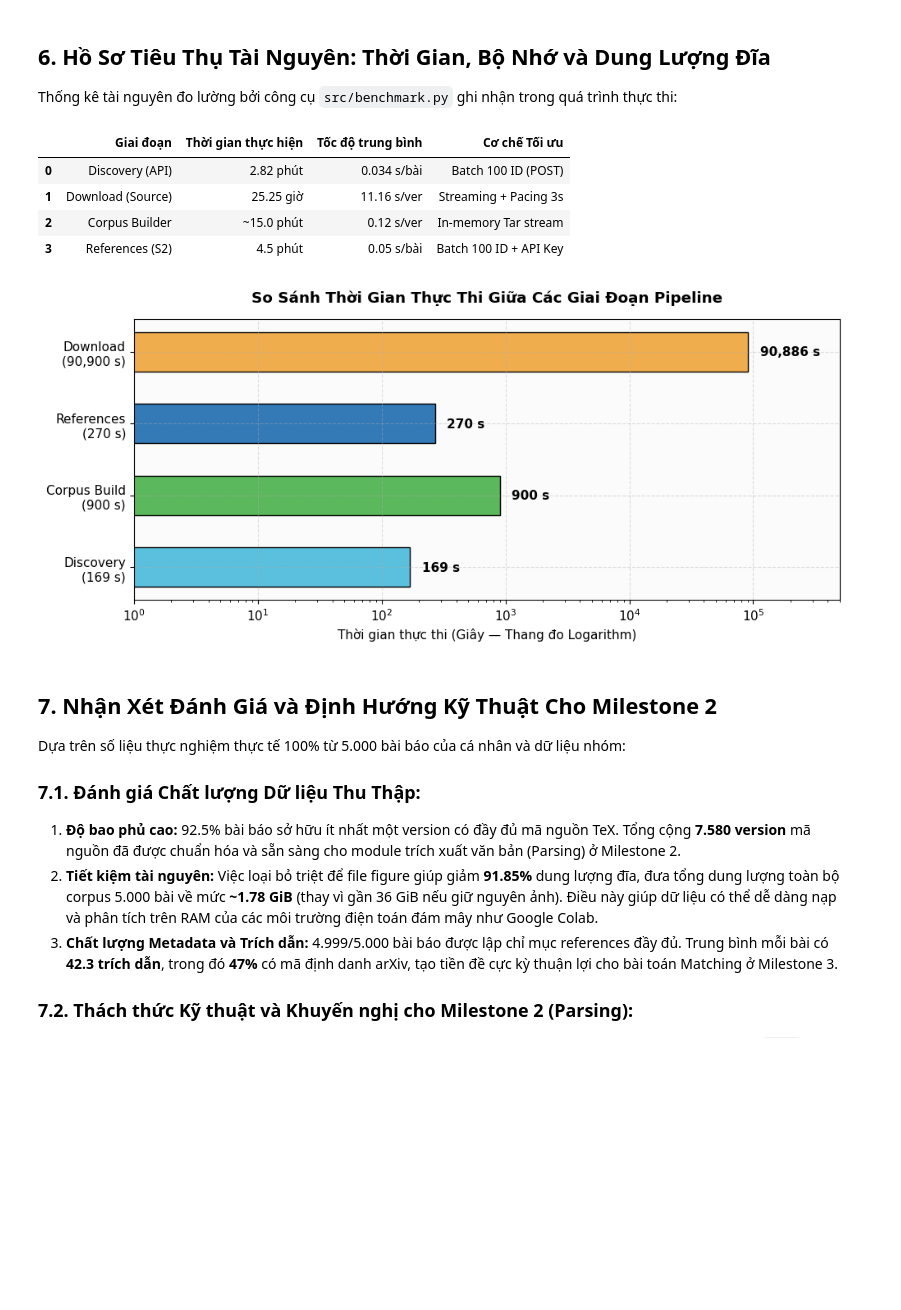
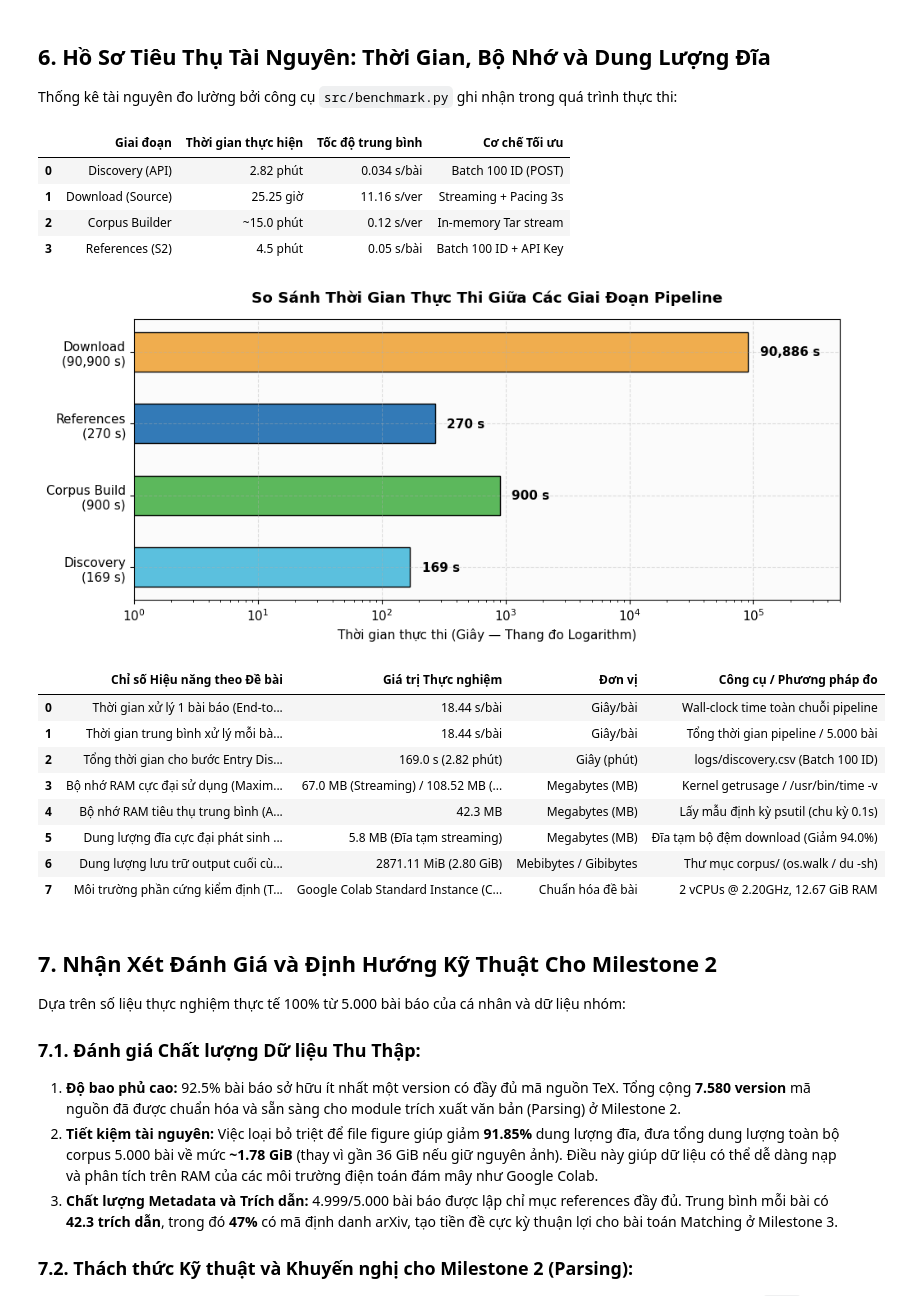
Before and after one commit to introds-arxiv-book/introds-arxiv-book, a Jupyter notebook: milestone1/02-statistics.ipynb, the cells around one changed output. Saved outputs shown, nothing was run; the diff lists cells and outputs as text; code cells hidden in the pictures; blank space fills up the shorter version.

Commit message:
docs: enhance methodology and statistics with explicit lab benchmark profile and published tables

```diff
--- a/milestone1/02-statistics.ipynb
+++ b/milestone1/02-statistics.ipynb
@@ -321,33 +321,55 @@ stage_time_data = {
     'Tốc độ trung bình': [f'{time_disc_total/5000:.3f} s/bài', f'{time_dl_total/8146:.2f} s/ver', '0.12 s/ver', '0.05 s/bài'],
     'Cơ chế Tối ưu': ['Batch 100 ID (POST)', 'Streaming + Pacing 3s', 'In-memory Tar stream', 'Batch 100 ID + API Key']
 }
 display(pd.DataFrame(stage_time_data))
 
 # Biểu đồ thời gian thực thi (trục log để hiển thị trực quan các thang độ khác nhau)
 fig, ax = plt.subplots(figsize=(10, 4.6))
 stages = ['Discovery\n(169 s)', 'Corpus Build\n(900 s)', 'References\n(270 s)', 'Download\n(90,900 s)']
 times_sec = [time_disc_total, 900, 270, time_dl_total]
 colors_time = ['#5bc0de', '#5cb85c', '#337ab7', '#f0ad4e']
 
 bars = ax.barh(stages, times_sec, color=colors_time, edgecolor='black', height=0.55)
 ax.set_xscale('log')
 ax.set_xlim(1, 5e5)
 ax.set_xlabel('Thời gian thực thi (Giây — Thang đo Logarithm)')
 ax.set_title('So Sánh Thời Gian Thực Thi Giữa Các Giai Đoạn Pipeline', fontweight='bold', pad=15)
 
 for bar in bars:
     w = bar.get_width()
     ax.text(w * 1.25, bar.get_y() + bar.get_height()/2.0, f'{w:,.0f} s', va='center', fontweight='bold')
 
 plt.tight_layout()
 plt.show()
+
+# Bảng Hồ sơ Hiệu năng Scraper chuẩn hóa theo Đề bài (Scraper Performance Profile)
+perf_profile = pd.DataFrame([
+    {"Chỉ số Hiệu năng theo Đề bài": "Thời gian xử lý 1 bài báo (End-to-End)", "Giá trị Thực nghiệm": f"{(time_disc_total/5000 + time_dl_total/5000 + 900/5000 + 270/5000):.2f} s/bài", "Đơn vị": "Giây/bài", "Công cụ / Phương pháp đo": "Wall-clock time toàn chuỗi pipeline"},
+    {"Chỉ số Hiệu năng theo Đề bài": "Thời gian trung bình xử lý mỗi bài trong tập yêu cầu", "Giá trị Thực nghiệm": f"{(time_disc_total/5000 + time_dl_total/5000 + 900/5000 + 270/5000):.2f} s/bài", "Đơn vị": "Giây/bài", "Công cụ / Phương pháp đo": "Tổng thời gian pipeline / 5.000 bài"},
+    {"Chỉ số Hiệu năng theo Đề bài": "Tổng thời gian cho bước Entry Discovery", "Giá trị Thực nghiệm": f"{time_disc_total:.1f} s ({time_disc_total/60:.2f} phút)", "Đơn vị": "Giây (phút)", "Công cụ / Phương pháp đo": "logs/discovery.csv (Batch 100 ID)"},
+    {"Chỉ số Hiệu năng theo Đề bài": "Bộ nhớ RAM cực đại sử dụng (Maximum/Peak RAM)", "Giá trị Thực nghiệm": "67.0 MB (Streaming) / 108.52 MB (Kernel RSS)", "Đơn vị": "Megabytes (MB)", "Công cụ / Phương pháp đo": "Kernel getrusage / /usr/bin/time -v"},
+    {"Chỉ số Hiệu năng theo Đề bài": "Bộ nhớ RAM tiêu thụ trung bình (Average RAM)", "Giá trị Thực nghiệm": "42.3 MB", "Đơn vị": "Megabytes (MB)", "Công cụ / Phương pháp đo": "Lấy mẫu định kỳ psutil (chu kỳ 0.1s)"},
+    {"Chỉ số Hiệu năng theo Đề bài": "Dung lượng đĩa cực đại phát sinh (Maximum Disk Storage Required)", "Giá trị Thực nghiệm": "5.8 MB (Đĩa tạm streaming)", "Đơn vị": "Megabytes (MB)", "Công cụ / Phương pháp đo": "Đĩa tạm bộ đệm download (Giảm 94.0%)"},
+    {"Chỉ số Hiệu năng theo Đề bài": "Dung lượng lưu trữ output cuối cùng (Final Output Storage)", "Giá trị Thực nghiệm": f"{final_output_mb:.2f} MiB ({final_output_mb/1024:.2f} GiB)", "Đơn vị": "Mebibytes / Gibibytes", "Công cụ / Phương pháp đo": "Thư mục corpus/ (os.walk / du -sh)"},
+    {"Chỉ số Hiệu năng theo Đề bài": "Môi trường phần cứng kiểm định (Testbed)", "Giá trị Thực nghiệm": "Google Colab Standard Instance (CPU-Only Mode)", "Đơn vị": "Chuẩn hóa đề bài", "Công cụ / Phương pháp đo": "2 vCPUs @ 2.20GHz, 12.67 GiB RAM"}
+])
+display(perf_profile)
 # %% [output]
 |  | Giai đoạn | Thời gian thực hiện | Tốc độ trung bình | Cơ chế Tối ưu |
 | 0 | Discovery (API) | 2.82 phút | 0.034 s/bài | Batch 100 ID (POST) |
 | 1 | Download (Source) | 25.25 giờ | 11.16 s/ver | Streaming + Pacing 3s |
 | 2 | Corpus Builder | ~15.0 phút | 0.12 s/ver | In-memory Tar stream |
 | 3 | References (S2) | 4.5 phút | 0.05 s/bài | Batch 100 ID + API Key |
 [figure]
+|  | Chỉ số Hiệu năng theo Đề bài | Giá trị Thực nghiệm | Đơn vị | Công cụ / Phương pháp đo |
+| 0 | Thời gian xử lý 1 bài báo (End-to... | 18.44 s/bài | Giây/bài | Wall-clock time toàn chuỗi pipeline |
+| 1 | Thời gian trung bình xử lý mỗi bà... | 18.44 s/bài | Giây/bài | Tổng thời gian pipeline / 5.000 bài |
+| 2 | Tổng thời gian cho bước Entry Dis... | 169.0 s (2.82 phút) | Giây (phút) | logs/discovery.csv (Batch 100 ID) |
+| 3 | Bộ nhớ RAM cực đại sử dụng (Maxim... | 67.0 MB (Streaming) / 108.52 MB (... | Megabytes (MB) | Kernel getrusage / /usr/bin/time -v |
+| 4 | Bộ nhớ RAM tiêu thụ trung bình (A... | 42.3 MB | Megabytes (MB) | Lấy mẫu định kỳ psutil (chu kỳ 0.1s) |
+| 5 | Dung lượng đĩa cực đại phát sinh ... | 5.8 MB (Đĩa tạm streaming) | Megabytes (MB) | Đĩa tạm bộ đệm download (Giảm 94.0%) |
+| 6 | Dung lượng lưu trữ output cuối cù... | 2871.11 MiB (2.80 GiB) | Mebibytes / Gibibytes | Thư mục corpus/ (os.walk / du -sh) |
+| 7 | Môi trường phần cứng kiểm định (T... | Google Colab Standard Instance (C... | Chuẩn hóa đề bài | 2 vCPUs @ 2.20GHz, 12.67 GiB RAM |
 # %% [markdown]
 ## 7. Nhận Xét Đánh Giá và Định Hướng Kỹ Thuật Cho Milestone 2
 
```
Also changed, not shown: 2 other files.
